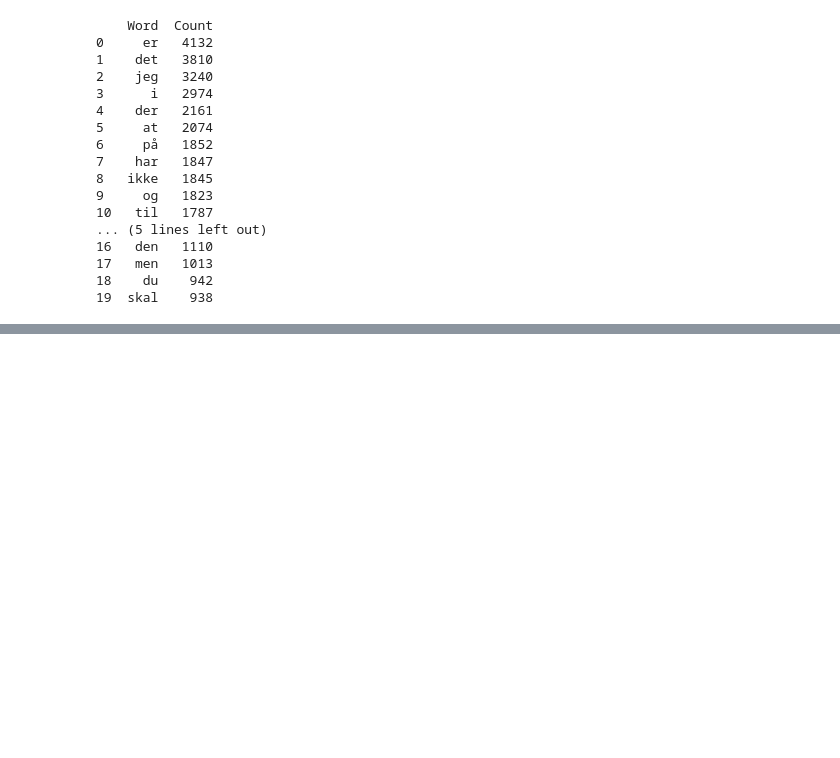
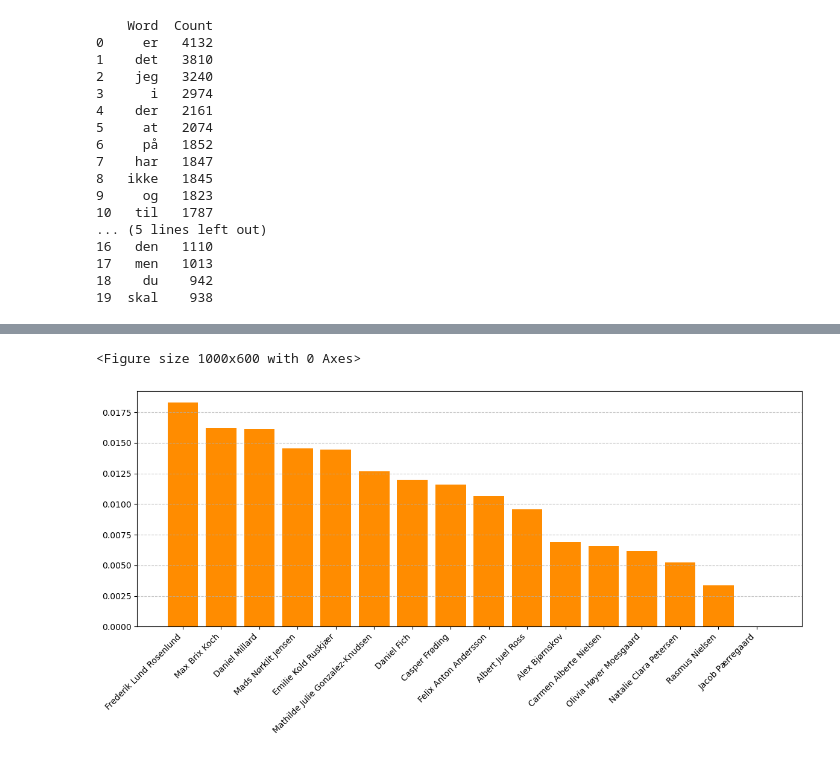
Before and after one commit to AlbertRossJoh/swuchat, a Jupyter notebook: analysis.ipynb, the cells around one changed output, grey strips where cells are left out. Saved outputs shown, nothing was run; the diff lists cells and outputs as text; code cells hidden in the pictures; blank space fills up the shorter version.

```diff
--- a/analysis.ipynb
+++ b/analysis.ipynb
@@ -566,0 +664,6 @@ print(total_occurrences)
+# %%
+foul_mouthed = person_word_usage(df_removed_stickers, ['shit', 'fuck', 'lort', 'pis', 'wtf'], True)
+show_histogram_data(foul_mouthed)
+# %% [output]
+<Figure size 1000x600 with 0 Axes>
+[figure, added]
```
Also changed, not shown: parts of 14 cells of this notebook, 18 other files.
